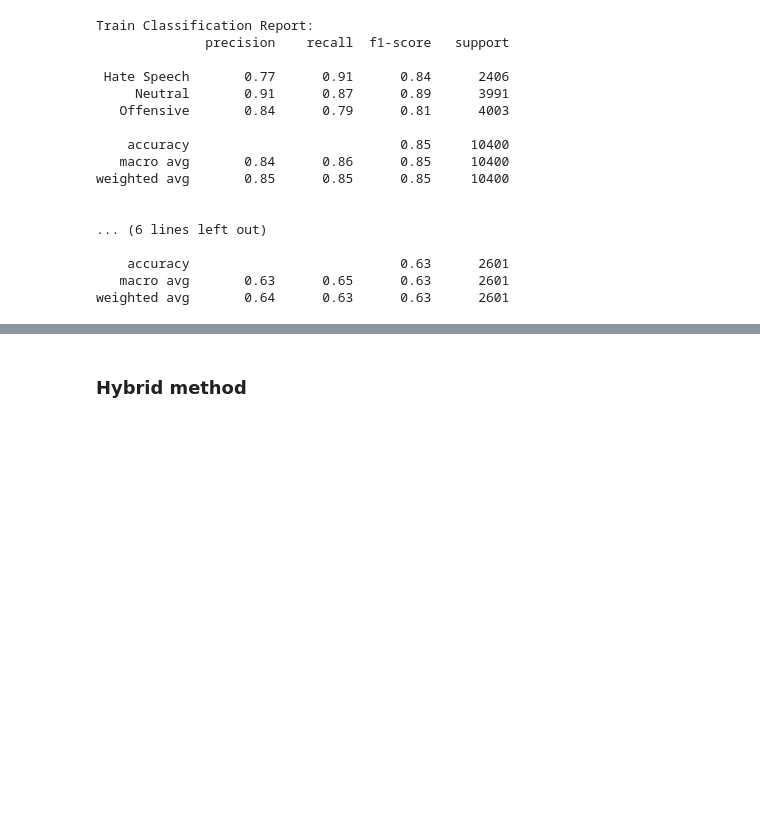
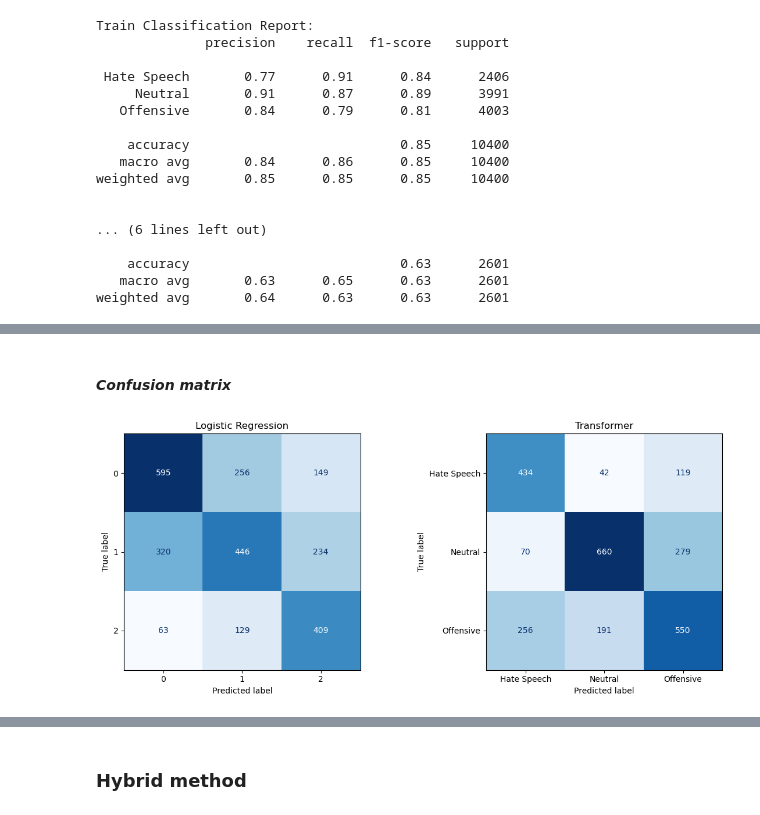
Before and after one commit to kev-analytic/Hate-Speech-and-Offensive-Content-Detection, a Jupyter notebook: index.ipynb, the cells around one changed output, grey strips where cells are left out. Drawn from its saved outputs; the diff is of its cells as text; code cells hidden in the pictures; blank space fills up the shorter version.

Commit message:
added model evaluation

```diff
--- a/index.ipynb
+++ b/index.ipynb
@@ -568,7 +558,8 @@ weighted avg       0.55      0.55      0.55      2601
 #### *1. Logistic regression*
 # %%
 
-
+from sklearn.pipeline import Pipeline
+from sklearn.model_selection import GridSearchCV
 # Define pipeline
 pipeline = Pipeline([
     ('tfidf', TfidfVectorizer()),
@@ -609,8 +600,8 @@ grid_search.fit(X_train, y_train)
 print("Best parameters:", grid_search.best_params_)
 
 # Predictions & report
-best_model = grid_search.best_estimator_
-y_pred = best_model.predict(X_test)
-print(classification_report(y_test, y_pred, digits=3))
+best_model_lr= grid_search.best_estimator_
+y_pred_lr = best_model_lr.predict(X_test)
+print(classification_report(y_test, y_pred_lr, digits=3))
 # %% [output]
 Fitting 2 folds for each of 48 candidates, totalling 96 fits
@@ -913,0 +964,28 @@ weighted avg       0.64      0.63      0.63      2601
+# %% [markdown]
+#### *Confusion matrix*
+# %%
+import matplotlib.pyplot as plt
+from sklearn.metrics import confusion_matrix, ConfusionMatrixDisplay
+
+# Logistic Regression predictions
+cm_lr = confusion_matrix(y_test, y_pred_lr)
+disp_lr = ConfusionMatrixDisplay(confusion_matrix=cm_lr, display_labels=best_model_lr.classes_)
+
+# Transformer predictions (convert logits to class labels)
+trans_preds = test_preds.predictions.argmax(-1)
+cm_trans = confusion_matrix(test_labels, trans_preds)
+disp_trans = ConfusionMatrixDisplay(confusion_matrix=cm_trans, display_labels=label2id.keys())
+
+# Plot side-by-side
+fig, axes = plt.subplots(1, 2, figsize=(12, 5))
+
+disp_lr.plot(ax=axes[0], cmap="Blues", colorbar=False)
+axes[0].set_title("Logistic Regression")
+
+disp_trans.plot(ax=axes[1], cmap="Blues", colorbar=False)
+axes[1].set_title("Transformer")
+
+plt.tight_layout()
+plt.show()
+# %% [output]
+[figure, added]
```
Also changed, not shown: parts of 19 cells of this notebook.
